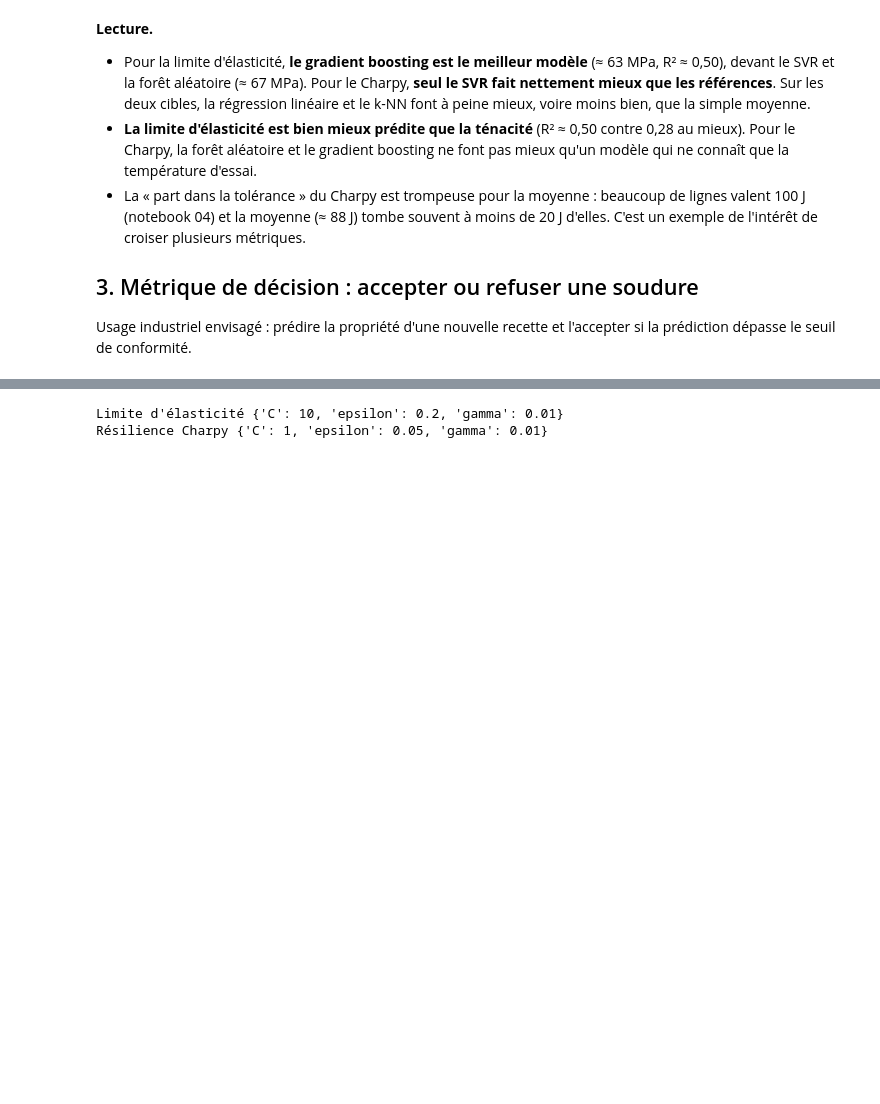
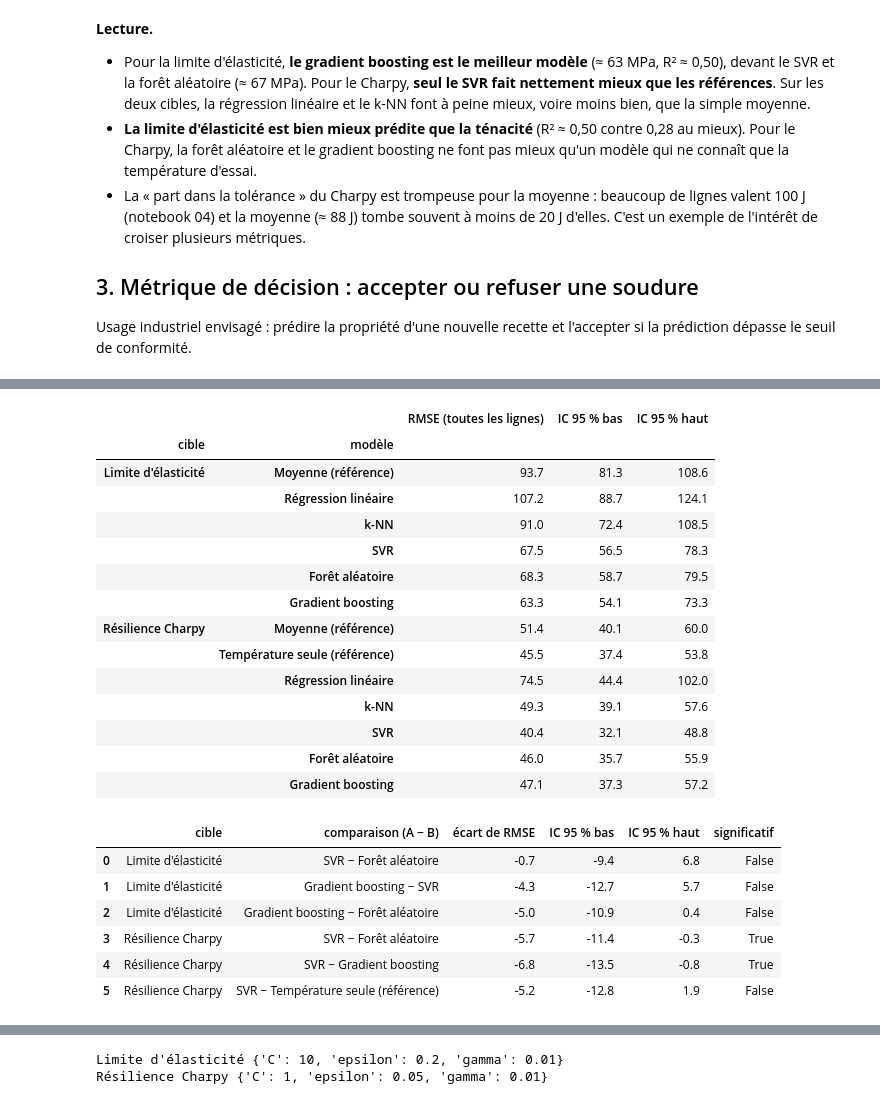
Before and after one commit to hiboujoyeux/soudure-ml-cs, a Jupyter notebook: notebooks/05_comparaison_recommandations.ipynb, the cells around one changed output, grey strips where cells are left out. Cells and saved outputs as stored; diff of their text form; code cells hidden in the pictures; blank space fills up the shorter version.

```diff
--- a/notebooks/05_comparaison_recommandations.ipynb
+++ b/notebooks/05_comparaison_recommandations.ipynb
@@ -260 +313,58 @@ pd.DataFrame(rows).round(3)
+# %%
+def bootstrap_rmse(o, models, n_boot=2000, seed=0):
+    """RMSE de chaque modèle sur des échantillons bootstrap de publications."""
+    rng = np.random.default_rng(seed)
+    pubs = o["publication"].unique()
+    rows_of = {p: np.flatnonzero(o["publication"] == p) for p in pubs}
+    squared = {m: ((o[f"pred_{m}"] - o["mesure"]) ** 2).to_numpy() for m in models}
+    samples = []
+    for _ in range(n_boot):
+        rows = np.concatenate([rows_of[p] for p in rng.choice(pubs, len(pubs))])
+        samples.append({m: np.sqrt(squared[m][rows].mean()) for m in models})
+    return pd.DataFrame(samples)
+
+
+boot, ci_rows = {}, []
+for target in TARGETS:
+    o = oof[target]
+    models = [m for m in MODELS if f"pred_{m}" in o]
+    boot[target] = bootstrap_rmse(o, models)
+    for m in models:
+        ci_rows.append({"cible": target, "modèle": m,
+                        "RMSE (toutes les lignes)": root_mean_squared_error(o["mesure"], o[f"pred_{m}"]),
+                        "IC 95 % bas": boot[target][m].quantile(0.025), "IC 95 % haut": boot[target][m].quantile(0.975)})
+display(pd.DataFrame(ci_rows).set_index(["cible", "modèle"]).round(1))
+
+diff_rows = []
+for target, a, b in pairs:
+    o, d = oof[target], boot[target][a] - boot[target][b]
+    diff_rows.append({"cible": target, "comparaison (A − B)": f"{a} − {b}",
+                      "écart de RMSE": root_mean_squared_error(o["mesure"], o[f"pred_{a}"])
+                                       - root_mean_squared_error(o["mesure"], o[f"pred_{b}"]),
+                      "IC 95 % bas": d.quantile(0.025), "IC 95 % haut": d.quantile(0.975),
+                      "significatif": not (d.quantile(0.025) <= 0 <= d.quantile(0.975))})
+pd.DataFrame(diff_rows).round(1)
+# %% [output]
+|  |  | RMSE (toutes les lignes) | IC 95 % bas | IC 95 % haut |
+| cible | modèle |  |  |  |
+| Limite d'élasticité | Moyenne (référence) | 93.7 | 81.3 | 108.6 |
+|  | Régression linéaire | 107.2 | 88.7 | 124.1 |
+|  | k-NN | 91.0 | 72.4 | 108.5 |
+|  | SVR | 67.5 | 56.5 | 78.3 |
+|  | Forêt aléatoire | 68.3 | 58.7 | 79.5 |
+|  | Gradient boosting | 63.3 | 54.1 | 73.3 |
+| Résilience Charpy | Moyenne (référence) | 51.4 | 40.1 | 60.0 |
+|  | Température seule (référence) | 45.5 | 37.4 | 53.8 |
+|  | Régression linéaire | 74.5 | 44.4 | 102.0 |
+|  | k-NN | 49.3 | 39.1 | 57.6 |
+|  | SVR | 40.4 | 32.1 | 48.8 |
+|  | Forêt aléatoire | 46.0 | 35.7 | 55.9 |
+|  | Gradient boosting | 47.1 | 37.3 | 57.2 |
+|  | cible | comparaison (A − B) | écart de RMSE | IC 95 % bas | IC 95 % haut | significatif |
+| 0 | Limite d'élasticité | SVR − Forêt aléatoire | -0.7 | -9.4 | 6.8 | False |
+| 1 | Limite d'élasticité | Gradient boosting − SVR | -4.3 | -12.7 | 5.7 | False |
+| 2 | Limite d'élasticité | Gradient boosting − Forêt aléatoire | -5.0 | -10.9 | 0.4 | False |
+| 3 | Résilience Charpy | SVR − Forêt aléatoire | -5.7 | -11.4 | -0.3 | True |
+| 4 | Résilience Charpy | SVR − Gradient boosting | -6.8 | -13.5 | -0.8 | True |
+| 5 | Résilience Charpy | SVR − Température seule (référence) | -5.2 | -12.8 | 1.9 | False |
 # %% [markdown]
```
Also changed, not shown: parts of 12 cells of this notebook, 1 other file.
